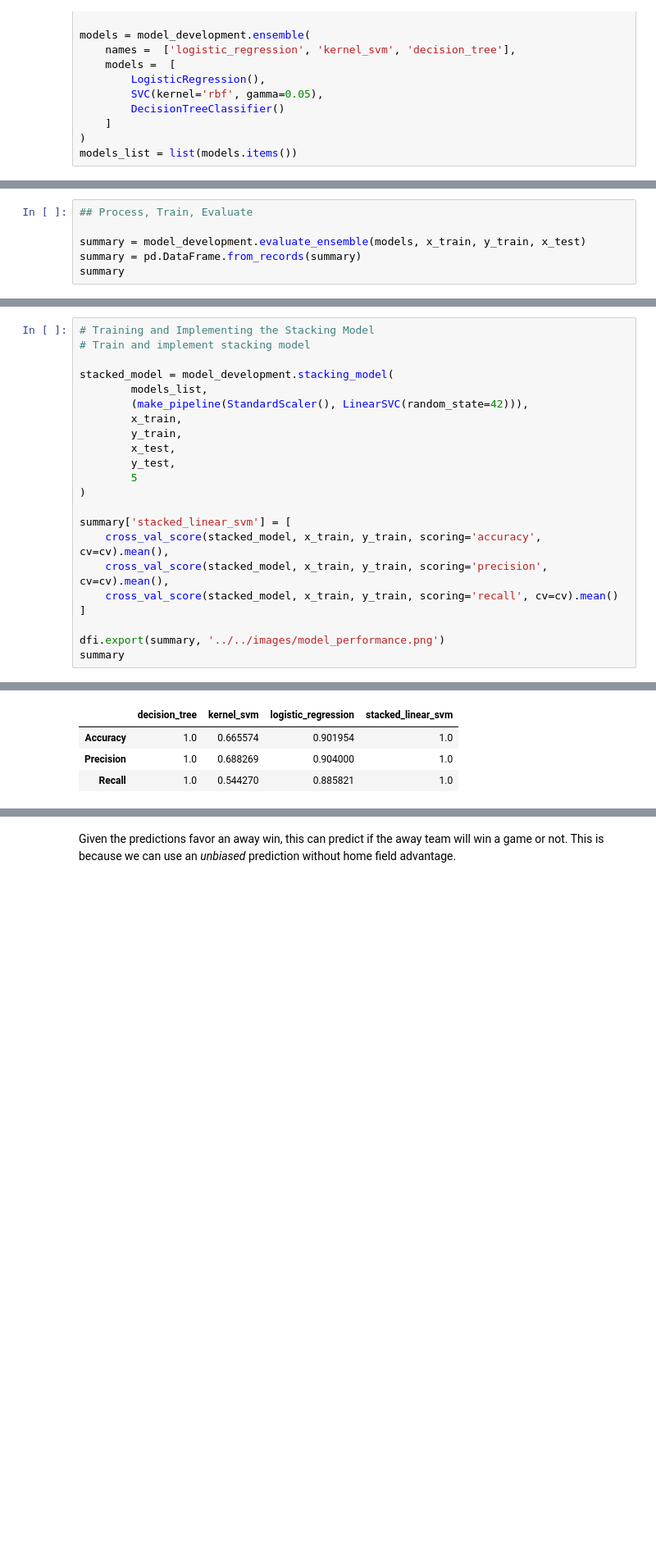
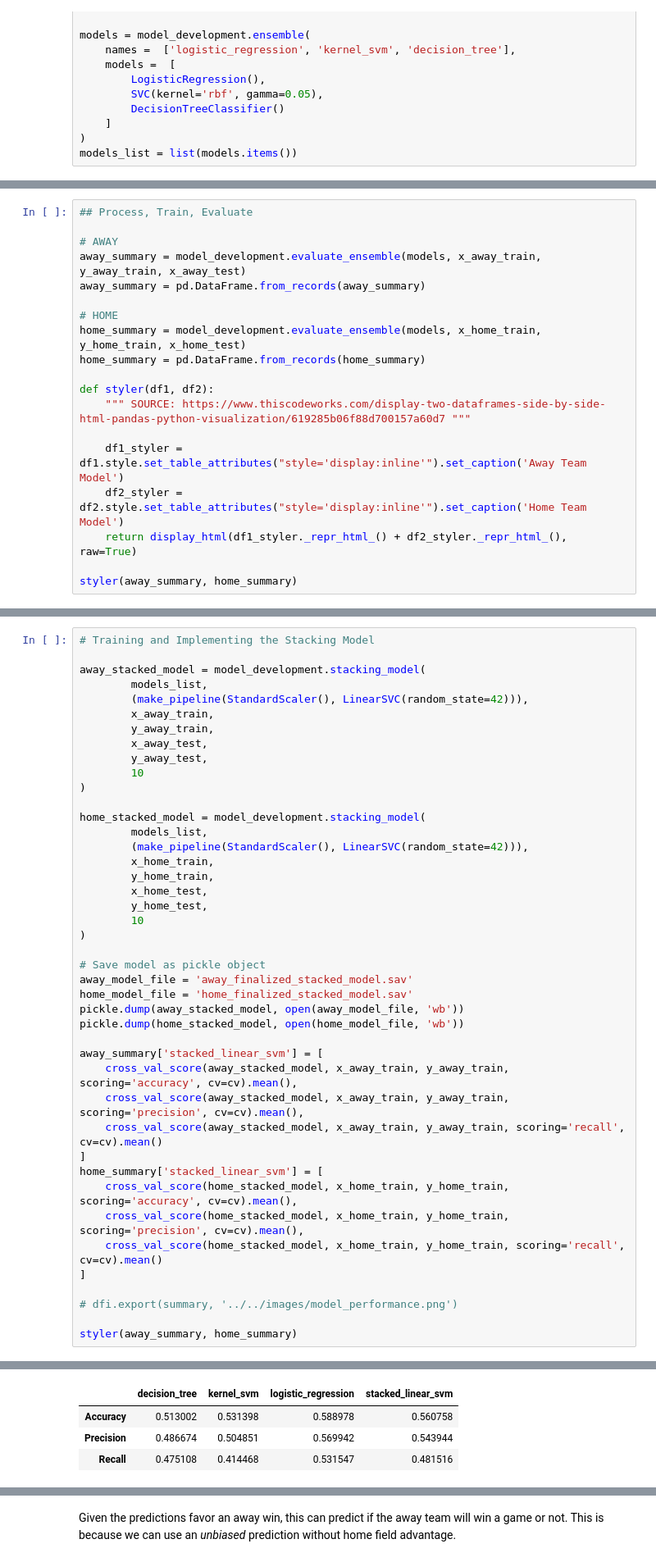
Before and after one commit to RyanSchraeder/StanleyCupPredictions, a Jupyter notebook: src/notebooks/model.ipynb, the cells around one changed output, grey strips where cells are left out. Shown at 82% size. Saved outputs shown, nothing was run; the diff lists cells and outputs as text; blank space fills up the shorter version.

```diff
--- a/src/notebooks/model.ipynb
+++ b/src/notebooks/model.ipynb
@@ -145,7 +142,20 @@ models_list = list(models.items())
 # %%
 ## Process, Train, Evaluate
 
-summary = model_development.evaluate_ensemble(models, x_train, y_train, x_test)
-summary = pd.DataFrame.from_records(summary)
-summary
+# AWAY
+away_summary = model_development.evaluate_ensemble(models, x_away_train, y_away_train, x_away_test)
+away_summary = pd.DataFrame.from_records(away_summary)
+
+# HOME
+home_summary = model_development.evaluate_ensemble(models, x_home_train, y_home_train, x_home_test)
+home_summary = pd.DataFrame.from_records(home_summary)
+
+def styler(df1, df2):
+    """ SOURCE: https://www.thiscodeworks.com/display-two-dataframes-side-by-side-html-pandas-python-visualization/619285b06f88d700157a60d7 """
+
+    df1_styler = df1.style.set_table_attributes("style='display:inline'").set_caption('Away Team Model')
+    df2_styler = df2.style.set_table_attributes("style='display:inline'").set_caption('Home Team Model')
+    return display_html(df1_styler._repr_html_() + df2_styler._repr_html_(), raw=True)
+
+styler(away_summary, home_summary)
 # %% [output]
@@ -156,23 +174,44 @@ summary
 # %%
 # Training and Implementing the Stacking Model
-# Train and implement stacking model
 
-stacked_model = model_development.stacking_model(
+away_stacked_model = model_development.stacking_model(
         models_list,
         (make_pipeline(StandardScaler(), LinearSVC(random_state=42))),
-        x_train,
-        y_train,
-        x_test,
-        y_test,
-        5
+        x_away_train,
+        y_away_train,
+        x_away_test,
+        y_away_test,
+        10
 )
 
-summary['stacked_linear_svm'] = [
-    cross_val_score(stacked_model, x_train, y_train, scoring='accuracy', cv=cv).mean(),
-    cross_val_score(stacked_model, x_train, y_train, scoring='precision', cv=cv).mean(),
-    cross_val_score(stacked_model, x_train, y_train, scoring='recall', cv=cv).mean()
+home_stacked_model = model_development.stacking_model(
+        models_list,
+        (make_pipeline(StandardScaler(), LinearSVC(random_state=42))),
+        x_home_train,
+        y_home_train,
+        x_home_test,
+        y_home_test,
+        10
+)
+
+# Save model as pickle object
+away_model_file = 'away_finalized_stacked_model.sav'
+home_model_file = 'home_finalized_stacked_model.sav'
+pickle.dump(away_stacked_model, open(away_model_file, 'wb'))
+pickle.dump(home_stacked_model, open(home_model_file, 'wb'))
+
+away_summary['stacked_linear_svm'] = [
+    cross_val_score(away_stacked_model, x_away_train, y_away_train, scoring='accuracy', cv=cv).mean(),
+    cross_val_score(away_stacked_model, x_away_train, y_away_train, scoring='precision', cv=cv).mean(),
+    cross_val_score(away_stacked_model, x_away_train, y_away_train, scoring='recall', cv=cv).mean()
+]
+home_summary['stacked_linear_svm'] = [
+    cross_val_score(home_stacked_model, x_home_train, y_home_train, scoring='accuracy', cv=cv).mean(),
+    cross_val_score(home_stacked_model, x_home_train, y_home_train, scoring='precision', cv=cv).mean(),
+    cross_val_score(home_stacked_model, x_home_train, y_home_train, scoring='recall', cv=cv).mean()
 ]
 
-dfi.export(summary, '../../images/model_performance.png')
-summary
+# dfi.export(summary, '../../images/model_performance.png')
+
+styler(away_summary, home_summary)
 # %% [output]
@@ -180,4 +219,4 @@ summary
 |  | decision_tree | kernel_svm | logistic_regression | stacked_linear_svm |
-| Accuracy | 1.0 | 0.665574 | 0.901954 | 1.0 |
-| Precision | 1.0 | 0.688269 | 0.904000 | 1.0 |
-| Recall | 1.0 | 0.544270 | 0.885821 | 1.0 |
+| Accuracy | 0.513002 | 0.531398 | 0.588978 | 0.560758 |
+| Precision | 0.486674 | 0.504851 | 0.569942 | 0.543944 |
+| Recall | 0.475108 | 0.414468 | 0.531547 | 0.481516 |
```
Also changed, not shown: parts of 16 cells of this notebook, 11 other files.
